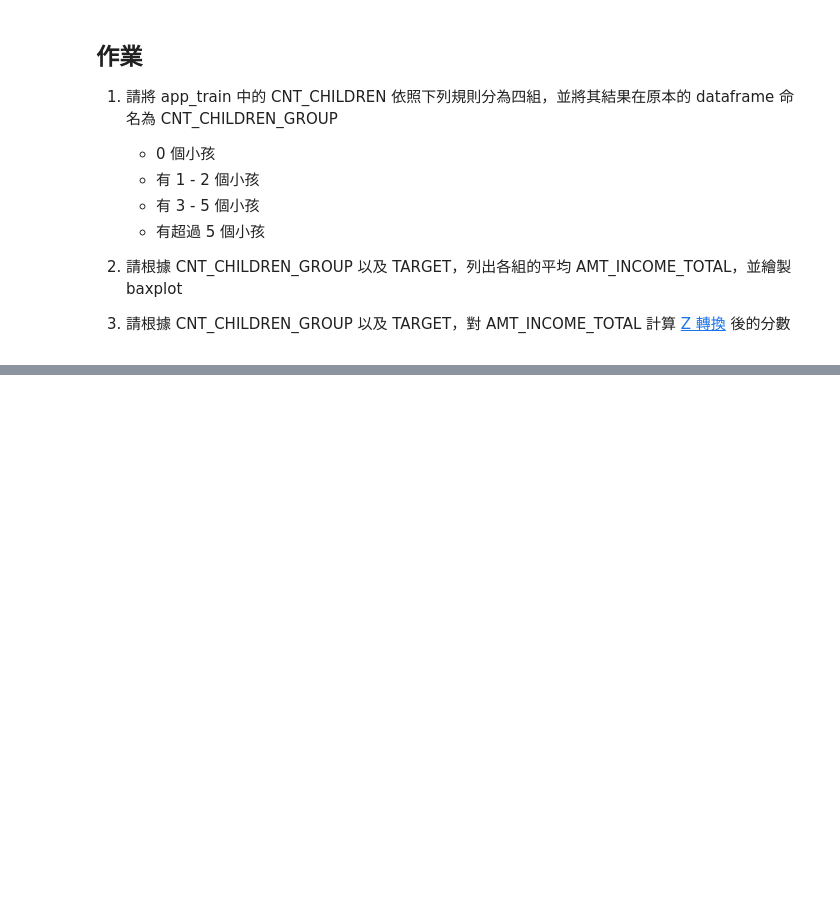
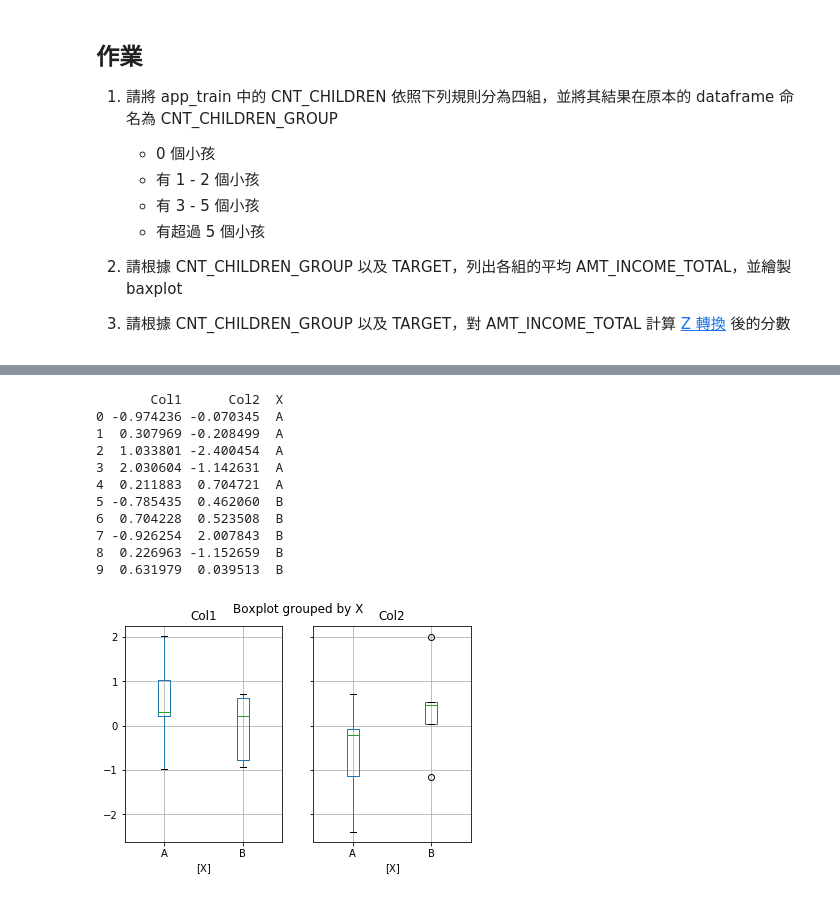
Before and after one commit to peropero1/4th-ML100days, a Jupyter notebook: homework/Day_013_HW.ipynb, the cells around one changed output, grey strips where cells are left out. Cells and saved outputs as stored; diff of their text form; code cells hidden in the pictures; blank space fills up the shorter version.

```diff
--- a/homework/Day_013_HW.ipynb
+++ b/homework/Day_013_HW.ipynb
@@ -111,0 +167,21 @@ app_train[['AMT_INCOME_TOTAL','AMT_INCOME_TOTAL_Z_BY_CHILDREN_GRP-TARGET']].head
+# %%
+df = pd.DataFrame(np.random.randn(10, 2),
+                  columns=['Col1', 'Col2'])
+df['X'] = pd.Series(['A', 'A', 'A', 'A', 'A',
+                     'B', 'B', 'B', 'B', 'B'])
+print(df)
+boxplot = df.boxplot(by='X')
+    # 以 X 欄位來分組
+# %% [output]
+       Col1      Col2  X
+0 -0.974236 -0.070345  A
+1  0.307969 -0.208499  A
+2  1.033801 -2.400454  A
+3  2.030604 -1.142631  A
+4  0.211883  0.704721  A
+5 -0.785435  0.462060  B
+6  0.704228  0.523508  B
+7 -0.926254  2.007843  B
+8  0.226963 -1.152659  B
+9  0.631979  0.039513  B
+[figure, added]
```
Also changed, not shown: parts of 7 cells of this notebook, 1 other file.
